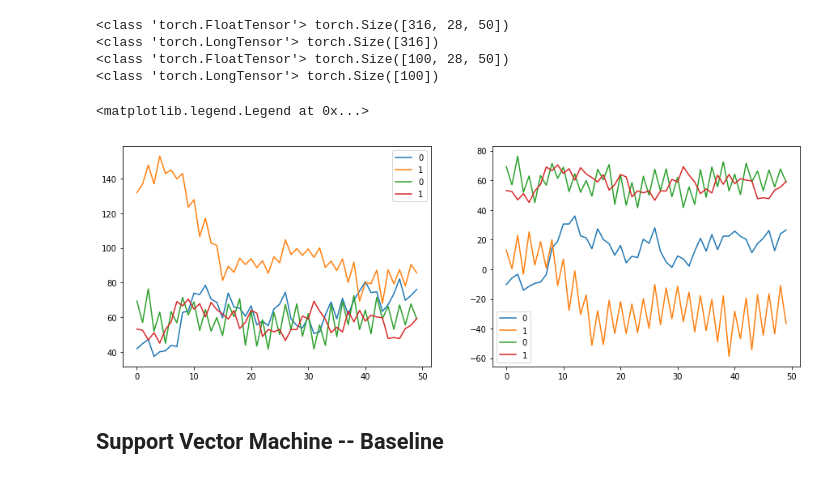
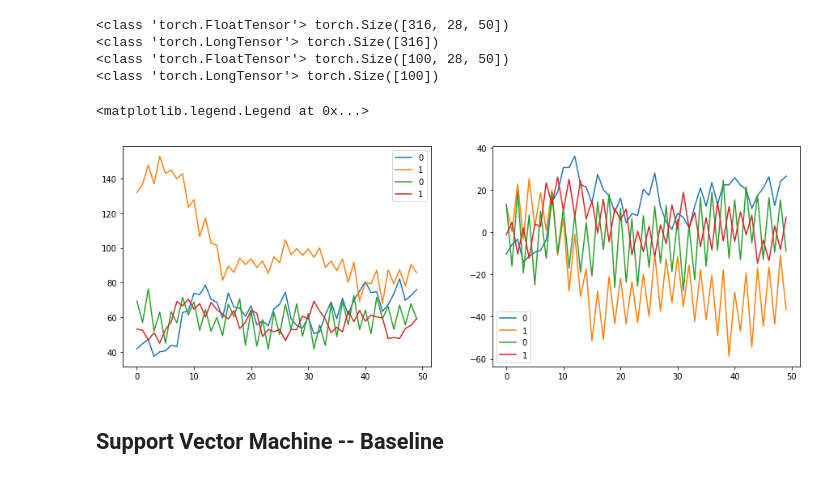
Before and after one commit to TaoSunVoyage/epfl-deeplearning-project, a Jupyter notebook: proj1/Proj1.ipynb, the cells around one changed output. Drawn from its saved outputs; the diff is of its cells as text; code cells hidden in the pictures.

```diff
--- a/proj1/Proj1.ipynb
+++ b/proj1/Proj1.ipynb
@@ -28,21 +28,21 @@ print(str(type(test_target)), test_target.size())
 # %%
 import matplotlib.pyplot as plt
 %matplotlib inline
 
 fig, ax = plt.subplots(1, 2, figsize=(15,5))
 ax[0].plot(range(50),np.array(train_input[0,0]))
 ax[0].plot(range(50),np.array(train_input[1,0]))
 ax[0].plot(range(50),np.array(train_input[2,0]))
 ax[0].plot(range(50),np.array(train_input[3,0]))
 ax[0].legend(train_target[:4])
 ax[1].plot(range(50),np.array(train_input[0,1]))
 ax[1].plot(range(50),np.array(train_input[1,1]))
-ax[1].plot(range(50),np.array(train_input[2,0]))
-ax[1].plot(range(50),np.array(train_input[3,0]))
+ax[1].plot(range(50),np.array(train_input[2,1]))
+ax[1].plot(range(50),np.array(train_input[3,1]))
 ax[1].legend(train_target[:4])
 # %% [output]
 <matplotlib.legend.Legend at 0x...>
-[figure, old version]
+[figure, new version]
 # %%
 # TODO: Randomly choose train and test set #
 # %%
```
